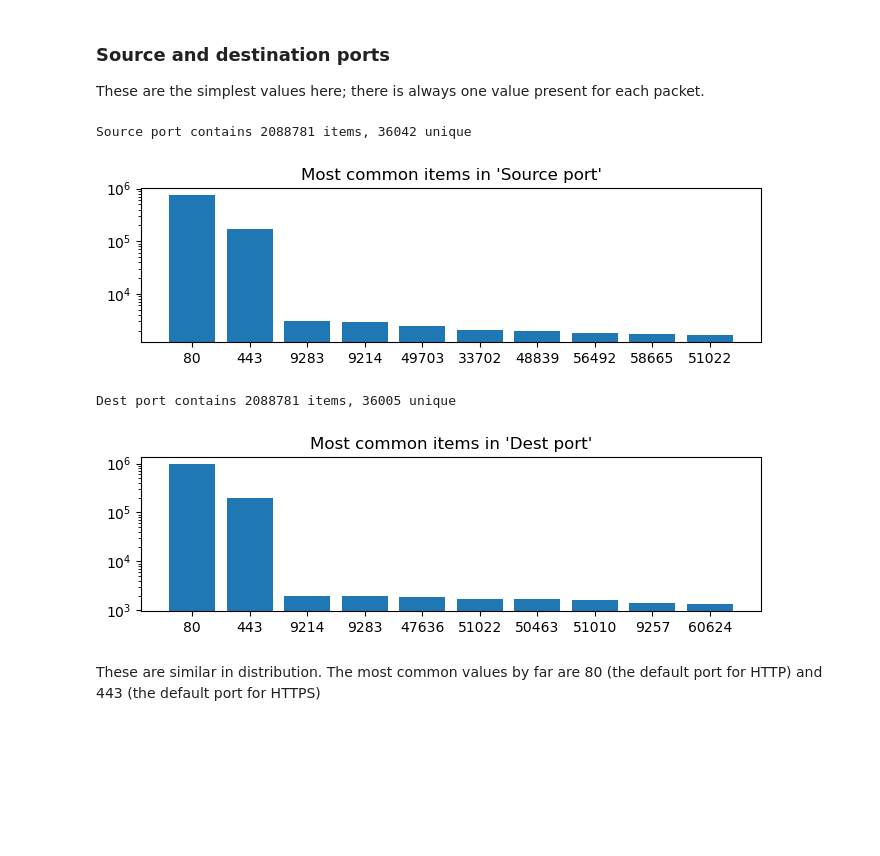
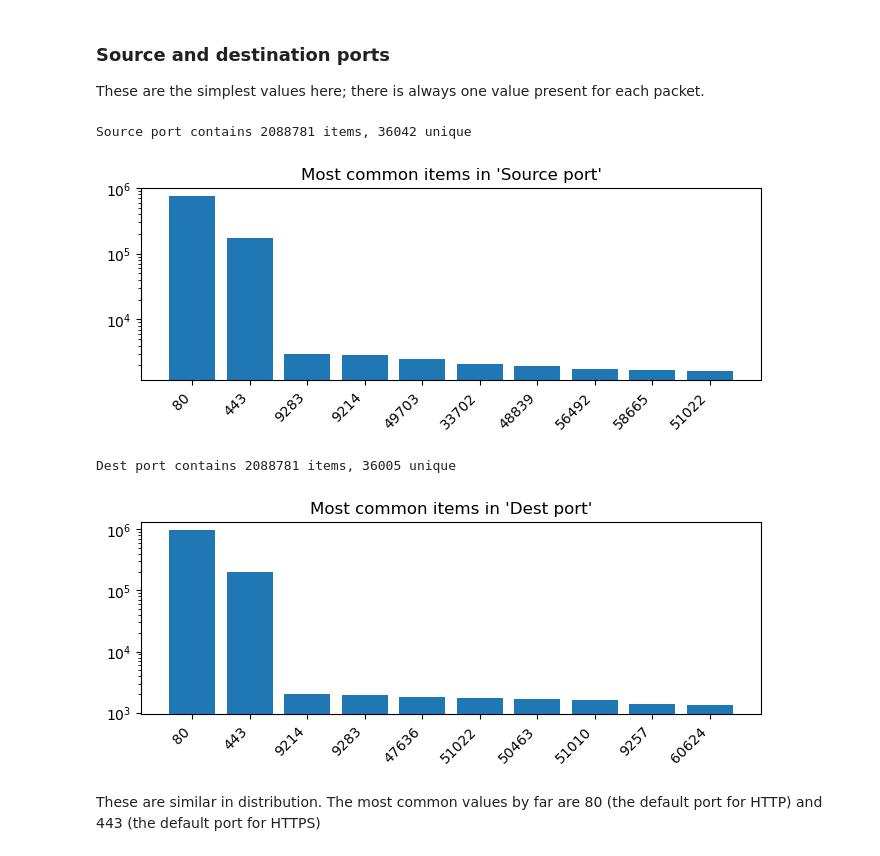
Before and after one commit to anders520/DoS-Classifier, a Jupyter notebook: classifier.ipynb, the cells around one changed output. Cells and saved outputs as stored; diff of their text form; code cells hidden in the pictures; blank space fills up the shorter version.

```diff
--- a/classifier.ipynb
+++ b/classifier.ipynb
@@ -405,29 +405,34 @@ These are the simplest values here; there is always one value present for each p
 # %%
 from collections import Counter
 
-def summarize(items, name):
+def summarize(items, name, log_scale=False):
     counter = Counter(items)
-    most_common = np.asarray(counter.most_common(10))
-    most_common, freqs = [str(item) for item in most_common[:, 0]], most_common[:, 1]
+    most_common = counter.most_common(10)
+    freqs = [f for (x, f) in most_common]
+    most_common = [str(x) for (x, f) in most_common]
 
     print(f'{name} contains {len(items)} items, {len(np.unique(items))} unique')
 
     # Plot most commmon ports
-    plt.figure(figsize=(8, 2))
-    plt.bar(x=most_common, height=freqs, log=True)
+    fig = plt.figure(figsize=(8, 2.5))
+    plt.bar(x=most_common, height=freqs, log=log_scale)
+
+    ax = fig.axes[0]
+
     plt.title(f'Most common items in \'{name}\'')
+    plt.setp( ax.xaxis.get_majorticklabels(), rotation=45, ha='right')
     plt.show()
 
 source_ports = df_tcp['Source port'].to_numpy()
 dest_ports = df_tcp['Dest port'].to_numpy()
 
-summarize(source_ports, 'Source port')
-summarize(dest_ports, 'Dest port')
+summarize(source_ports, 'Source port', True)
+summarize(dest_ports, 'Dest port', True)
 # %% [output]
 Source port contains 2088781 items, 36042 unique
-[figure, old version]
+[figure, new version]
 Dest port contains 2088781 items, 36005 unique
-[figure, old version]
+[figure, new version]
 # %% [markdown]
 These are similar in distribution. The most common values by far are 80 (the default port for HTTP) and 443 (the default port for HTTPS)
 # %%
```
Also changed, not shown: parts of 5 cells of this notebook.
